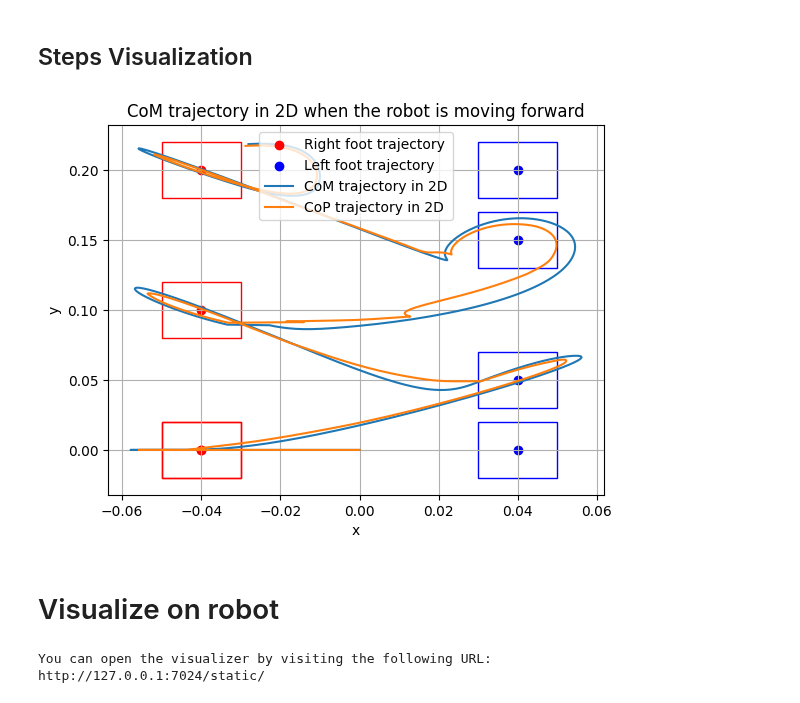
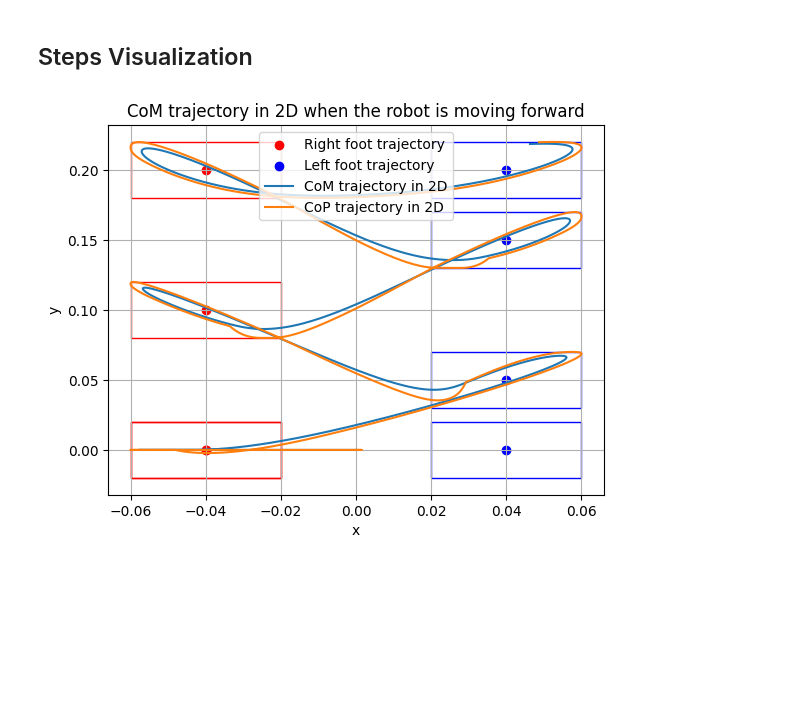
Before and after one commit to taguirre19/robotics-project, a Jupyter notebook: mpc_original.ipynb, the cells around one changed output. Saved outputs shown, nothing was run; the diff lists cells and outputs as text; code cells hidden in the pictures; blank space fills up the shorter version.

```diff
--- a/mpc_original.ipynb
+++ b/mpc_original.ipynb
@@ -25,12 +22,26 @@ The autoreload extension is already loaded. To reload it, use:
 # %% [markdown]
 ## General Problem
 # %%
-T = 0.02
+T = 0.01
 g = 9.87
 h_CoM = 0.44
-N = 50
-
-robot_feet = feet(spread=0.05, length=0.04, width=0.04, right=foot(-0.04, 0), left=foot(+0.04, 0))
+N = 100
+width = 0.04
+length = 0.04
+robot_feet = feet(spread=0.05, length=length, width=width, right=foot(-width, 0), left=foot(+width, 0))
 
 
 mpc = MPCParams(T, N, h_CoM, g, robot_feet, duration=21, step_duration=3)
+
+Zxmin, Zxmax = mpc.Zmin[0], mpc.Zmax[0]
+x_path, zx_path, jerks = mpc.solve(Zxmin, Zxmax, coord='x')
+
+plt.plot(Zxmin,'--', label= 'Zxmin')
+plt.plot(Zxmax,'--', label="Zxmax")
+plt.plot(x_path, label="x_path")
+plt.plot(zx_path, label="zx_path")
+plt.xlabel('timestep')
+plt.ylim(min(Zxmin)-0.1, max(Zxmax)+0.1)
+
+plt.legend()
+plt.grid()
@@ -67,10 +65,10 @@ plt.grid()
 # %% [markdown]
 ## Applying force
 # %%
-mpc = MPCForce(T, N, h_CoM, g, robot_feet, duration=21, step_duration=3, force=0.5)
+mpc = MPCForce(T, N, h_CoM, g, robot_feet, duration=21, step_duration=3, force=0.1)
 
 Zxmin, Zxmax = mpc.Zmin[0], mpc.Zmax[0]
-x_path, zx_path, jerks = mpc.solve(Zxmin, Zxmax, coord='x', force_k=550)
+x_path, zx_path, jerks = mpc.solve(Zxmin, Zxmax, coord='x', force_k=450)
 
 plt.plot(Zxmin,'--', label= 'Zxmin')
 plt.plot(Zxmax,'--', label="Zxmax")
@@ -124,70 +127,33 @@ for x_CoM, zx_CoP, y_CoM, zy_CoP in zip(x_path, zx_path, y_path, zy_path):
 from matplotlib.patches import Rectangle
 
 feet_tracker = mpc.feet_tracker
 left_foot = mpc.left_trajectory
 right_foot = mpc.right_trajectory
 
 zy__right_path = [pos[1] for pos in right_foot]
 zy__left_path = [pos[1] for pos in left_foot]
 
 zx__right_path = [pos[0] for pos in right_foot]
 zx__left_path = [pos[0] for pos in left_foot]
 
 
 plt.scatter(zx__right_path, zy__right_path, c="r", label="Right foot trajectory")
 plt.scatter(zx__left_path, zy__left_path, c="b", label="Left foot trajectory")
 plt.plot(x_path, y_path, label="CoM trajectory in 2D")
 plt.plot(zx_path, zy_path, label="CoP trajectory in 2D")
 # draw a bounding box of each zx__right_path and zx__left_path pair
 for i in range(len(zx__right_path)):
-    rect = Rectangle((zx__right_path[i]-0.01, zy__right_path[i]-0.02), 0.02, 0.04, fill=False, color="r")
+    rect = Rectangle((zx__right_path[i]-width/2, zy__right_path[i]-length/2), width, length, fill=False, color="r")
     plt.gca().add_patch(rect)
-    rect = Rectangle((zx__left_path[i]-0.01, zy__left_path[i]-0.02), 0.02, 0.04, fill=False, color="b")
+    rect = Rectangle((zx__left_path[i]-width/2, zy__left_path[i]-length/2), width, length, fill=False, color="b")
     plt.gca().add_patch(rect)
 plt.xlabel('x')
 plt.ylabel('y')
 plt.title("CoM trajectory in 2D when the robot is moving forward")
 # legend in the top middle
 plt.legend(bbox_to_anchor=(0.5, 1), loc='upper center')
 
 plt.grid()
 plt.show()
 # %% [output]
-[figure, old version]
+[figure, new version]
-# %% [markdown]
-# Visualize on robot
-# %%
-
-"""SigmaBan humanoid standing on two feet."""
-
-import meshcat_shapes
-import numpy as np
-import pinocchio as pin
-import qpsolvers
-from loop_rate_limiters import RateLimiter
-
-import pink
-from pink import solve_ik
-from pink.tasks import FrameTask, PostureTask
-
-try:
-    from robot_descriptions.loaders.pinocchio import load_robot_description
-except ModuleNotFoundError:
-    raise ModuleNotFoundError(
-        "Examples need robot_descriptions, "
-        "try `pip install robot_descriptions`"
-    )
-
-
-robot = load_robot_description(
-    "sigmaban_description", root_joint=pin.JointModelFreeFlyer()
-)
-viz = pin.visualize.MeshcatVisualizer(
-    robot.model, robot.collision_model, robot.visual_model
-)
-robot.setVisualizer(viz, init=False)
-viz.initViewer(open=True)
-viz.loadViewerModel()
-# %% [output]
-You can open the visualizer by visiting the following URL:
-http://127.0.0.1:7024/static/
```
Also changed, not shown: parts of 9 cells of this notebook, 1 other file.
